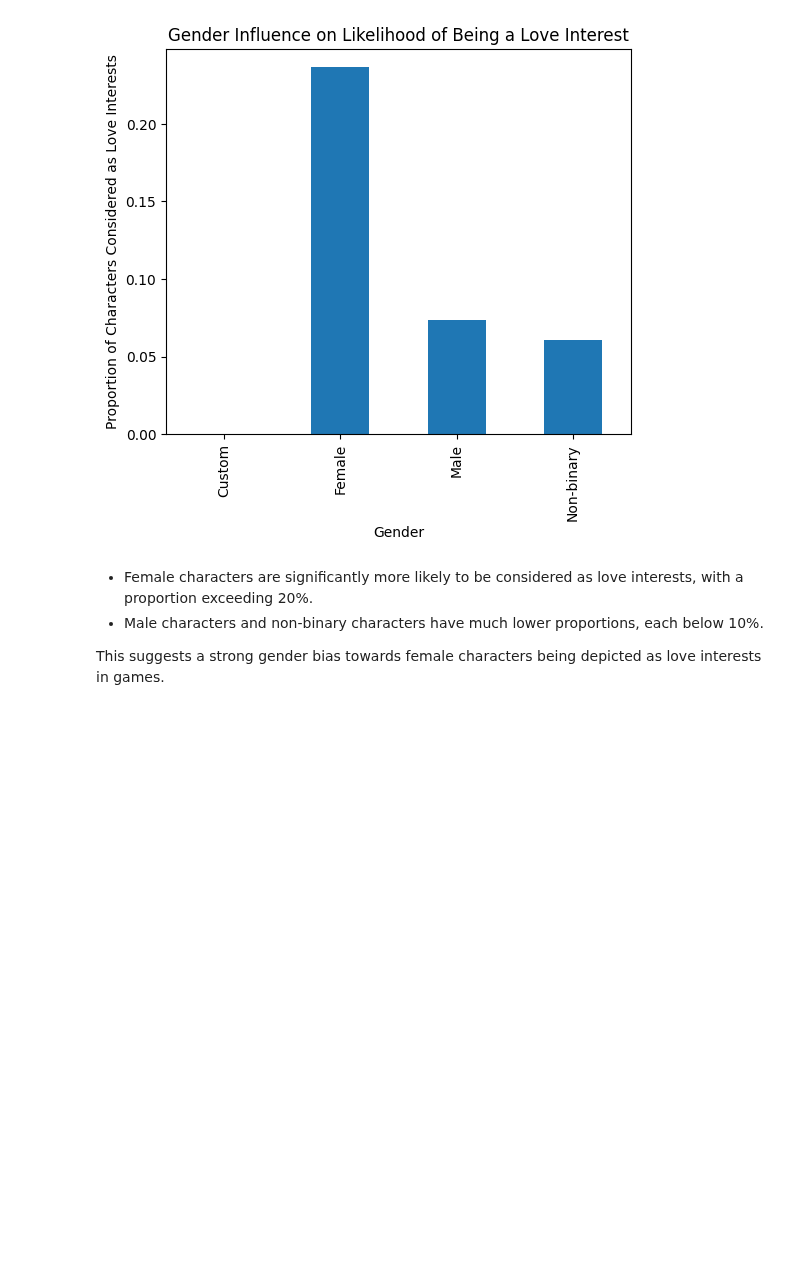
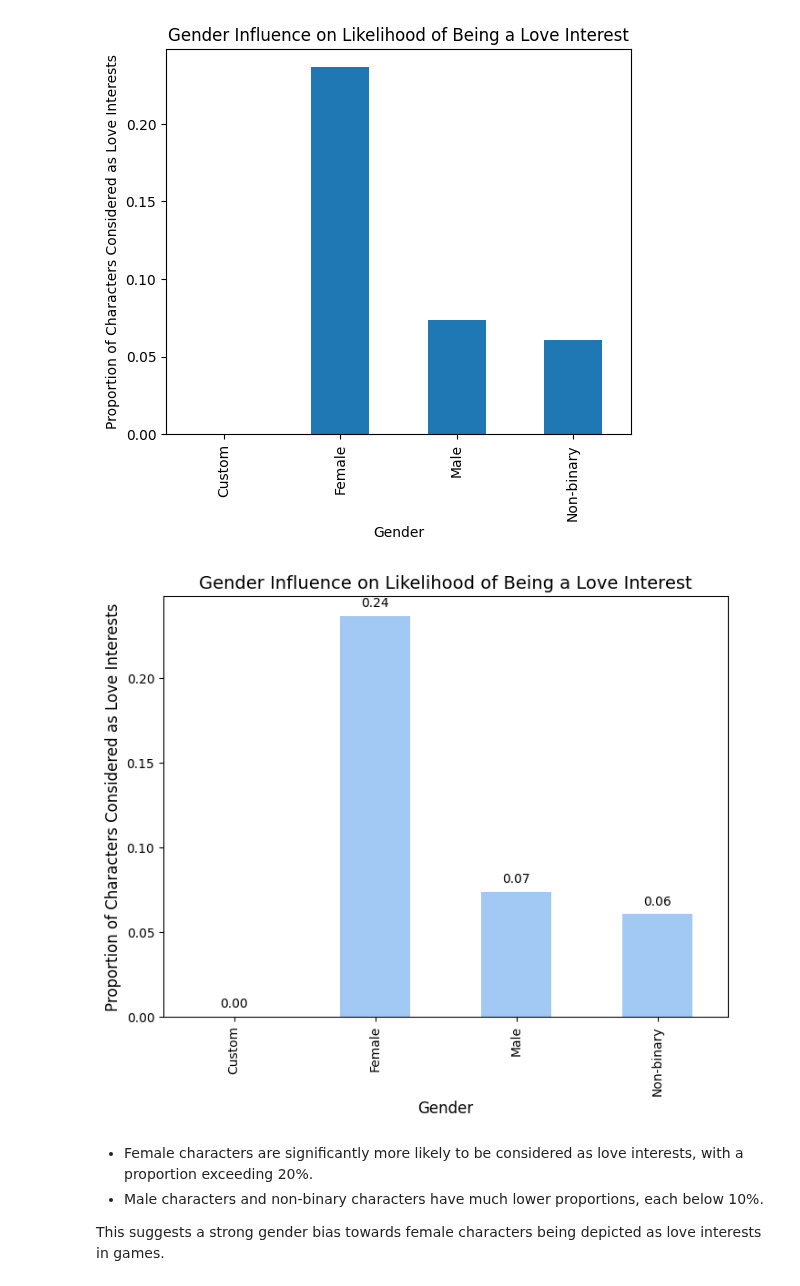
Before and after one commit to hayleyyryan/CFG_Degree_Project_Group_4, a Jupyter notebook: Jupyter_notebook/sexualized_data_exploration.ipynb, the cells around one changed output. Cells and saved outputs as stored; diff of their text form; code cells hidden in the pictures; blank space fills up the shorter version.

```diff
--- a/Jupyter_notebook/sexualized_data_exploration.ipynb
+++ b/Jupyter_notebook/sexualized_data_exploration.ipynb
@@ -498,6 +519,36 @@ plt.ylabel('Proportion of Characters Considered as Love Interests')
 plt.show()
 # %% [output]
 [figure]
+# %%
+
+# Calcular la media de personajes considerados como interés romántico por género
+gender_romantic_interest = df_merged.groupby('Gender')['Romantic_Interest'].mean()
+
+# Configurar la paleta de colores pastel de Seaborn
+colors = sns.color_palette('pastel', n_colors=1)
+
+# Crear la figura y el gráfico de barras con colores pastel
+plt.figure(figsize=(8, 6))
+ax = gender_romantic_interest.plot(kind='bar', color=colors[0])
+
+# Añadir etiquetas en las barras
+for p in ax.patches:
+    ax.annotate(f'{p.get_height():.2f}',
+                (p.get_x() + p.get_width() / 2., p.get_height()),
+                ha='center', va='center', xytext=(0, 10), textcoords='offset points')
+
+# Configurar etiquetas y título con tamaños de fuente más grandes
+plt.title('Gender Influence on Likelihood of Being a Love Interest', fontsize=14)
+plt.xlabel('Gender', fontsize=12)
+plt.ylabel('Proportion of Characters Considered as Love Interests', fontsize=12)
+
+# Ajustar el formato del eje Y para mostrar porcentajes (opcional)
+# ax.set_yticklabels([f'{x*100:.0f}%' for x in ax.get_yticks()])
+
+# Mostrar el gráfico
+plt.show()
+# %% [output]
+[figure, added]
 # %% [markdown]
 - Female characters are significantly more likely to be considered as love interests, with a proportion exceeding 20%.
 - Male characters and non-binary characters have much lower proportions, each below 10%.
```
Also changed, not shown: parts of 3 cells of this notebook.
